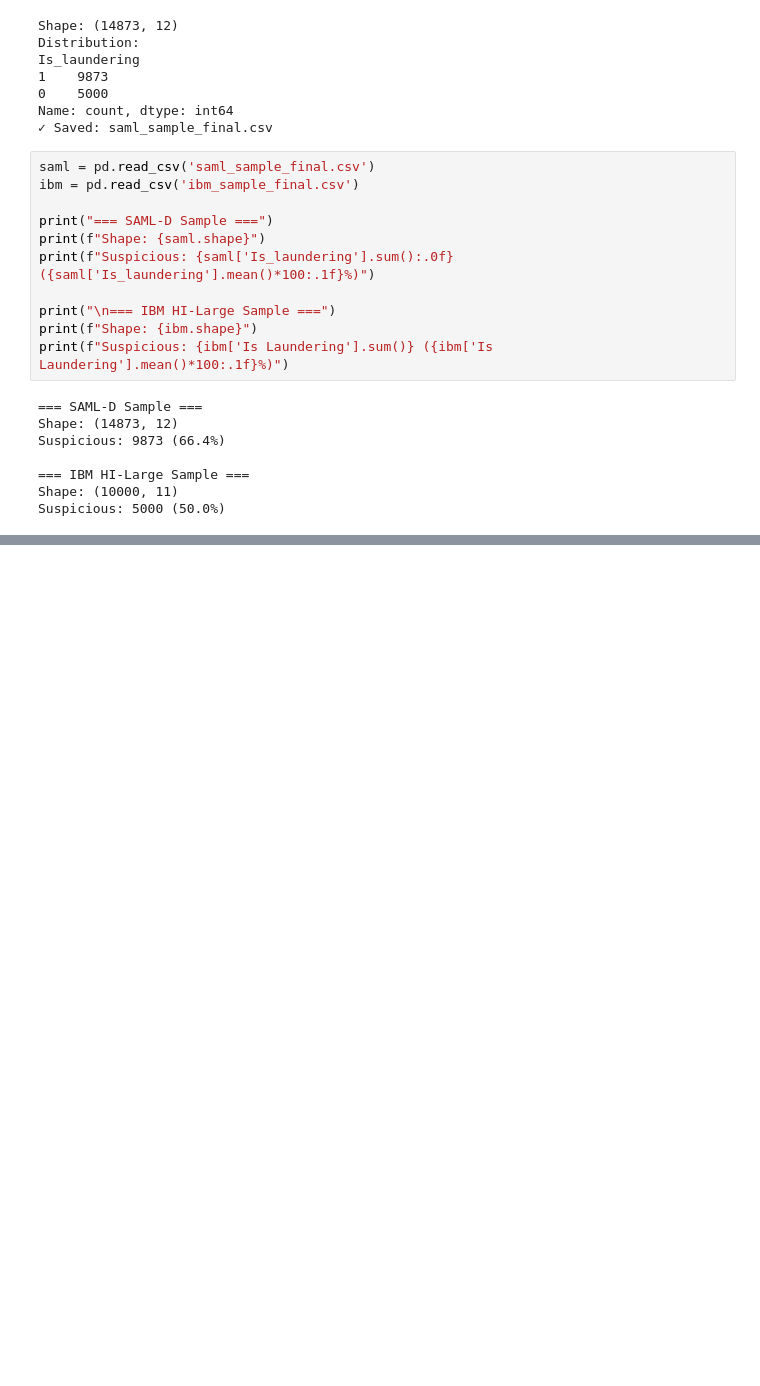
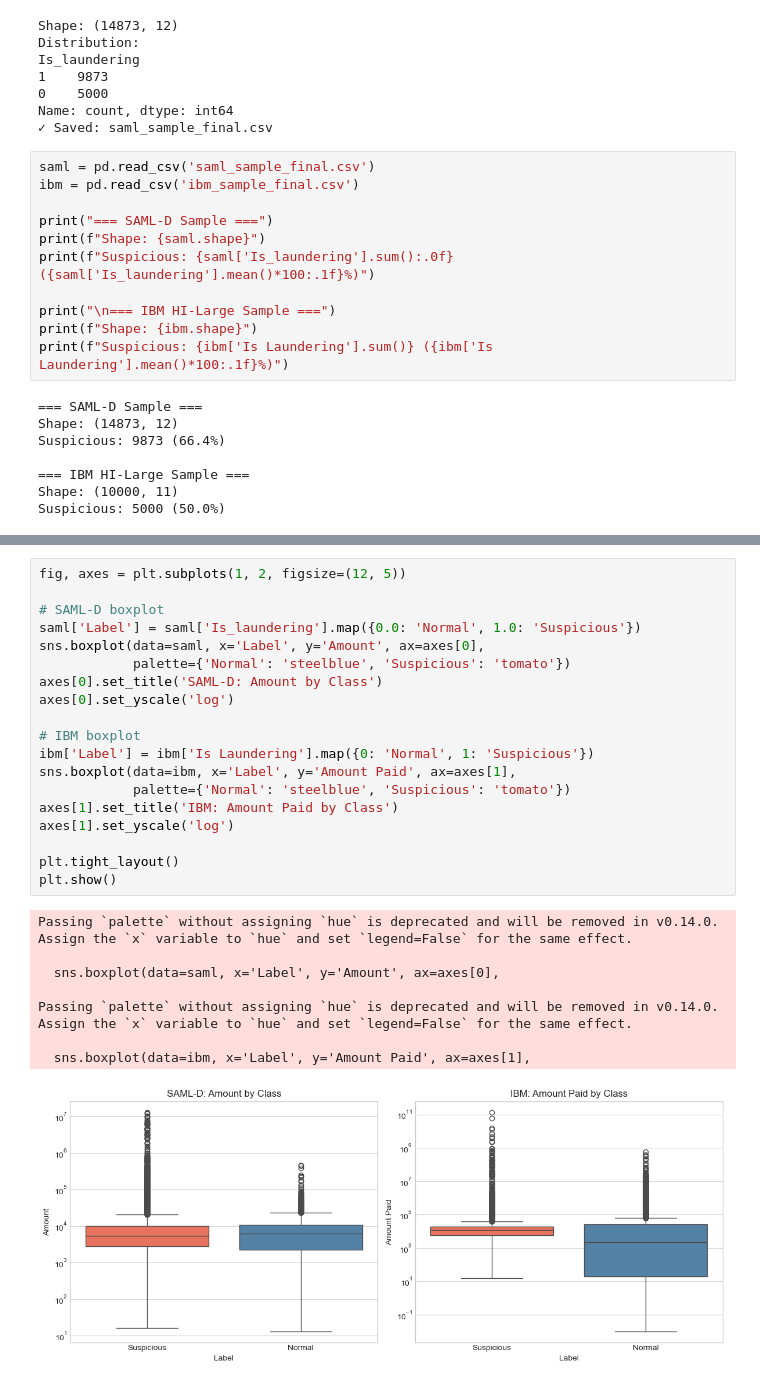
Before and after one commit to slavenageorgieva7-ui/Data-Science---project, a Jupyter notebook: AML.ipynb, the cells around one changed output, grey strips where cells are left out. Cells and saved outputs as stored; diff of their text form; blank space fills up the shorter version.

```diff
--- a/AML.ipynb
+++ b/AML.ipynb
@@ -258,0 +373,28 @@ Suspicious: 5000 (50.0%)
+# %%
+fig, axes = plt.subplots(1, 2, figsize=(12, 5))
+
+# SAML-D boxplot
+saml['Label'] = saml['Is_laundering'].map({0.0: 'Normal', 1.0: 'Suspicious'})
+sns.boxplot(data=saml, x='Label', y='Amount', ax=axes[0],
+            palette={'Normal': 'steelblue', 'Suspicious': 'tomato'})
+axes[0].set_title('SAML-D: Amount by Class')
+axes[0].set_yscale('log')
+
+# IBM boxplot
+ibm['Label'] = ibm['Is Laundering'].map({0: 'Normal', 1: 'Suspicious'})
+sns.boxplot(data=ibm, x='Label', y='Amount Paid', ax=axes[1],
+            palette={'Normal': 'steelblue', 'Suspicious': 'tomato'})
+axes[1].set_title('IBM: Amount Paid by Class')
+axes[1].set_yscale('log')
+
+plt.tight_layout()
+plt.show()
+# %% [output]
+Passing `palette` without assigning `hue` is deprecated and will be removed in v0.14.0. Assign the `x` variable to `hue` and set `legend=False` for the same effect.
+
+  sns.boxplot(data=saml, x='Label', y='Amount', ax=axes[0],
+
+Passing `palette` without assigning `hue` is deprecated and will be removed in v0.14.0. Assign the `x` variable to `hue` and set `legend=False` for the same effect.
+
+  sns.boxplot(data=ibm, x='Label', y='Amount Paid', ax=axes[1],
+[figure, added]
```
Also changed, not shown: parts of 11 cells of this notebook.
